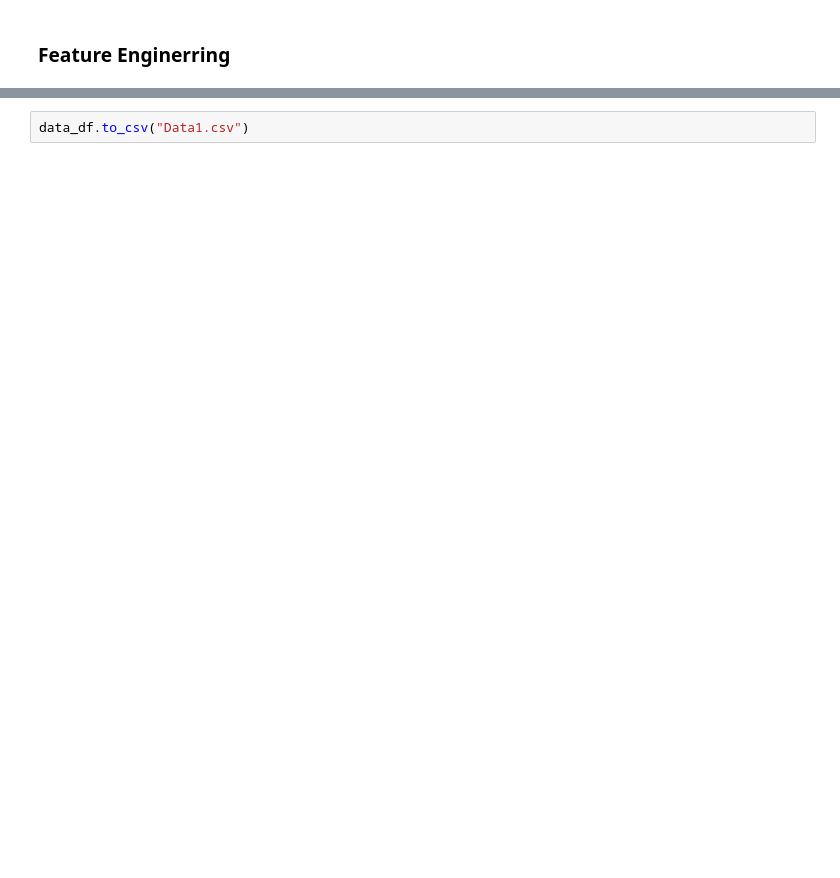
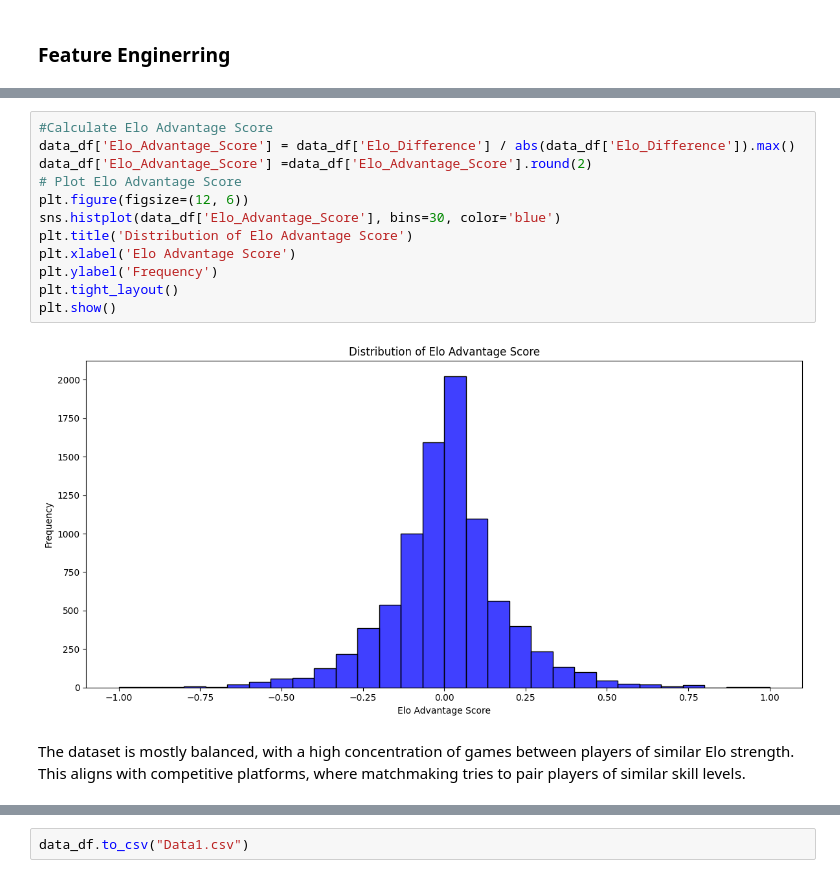
Before and after one commit to Dibij/Chess, a Jupyter notebook: Processing.ipynb, the cells around one changed output, grey strips where cells are left out. Drawn from its saved outputs; the diff is of its cells as text; blank space fills up the shorter version.

```diff
--- a/Processing.ipynb
+++ b/Processing.ipynb
@@ -263,0 +376,16 @@ data_df.shape
+# %%
+#Calculate Elo Advantage Score
+data_df['Elo_Advantage_Score'] = data_df['Elo_Difference'] / abs(data_df['Elo_Difference']).max()
+data_df['Elo_Advantage_Score'] =data_df['Elo_Advantage_Score'].round(2)
+# Plot Elo Advantage Score
+plt.figure(figsize=(12, 6))
+sns.histplot(data_df['Elo_Advantage_Score'], bins=30, color='blue')
+plt.title('Distribution of Elo Advantage Score')
+plt.xlabel('Elo Advantage Score')
+plt.ylabel('Frequency')
+plt.tight_layout()
+plt.show()
+# %% [output]
+[figure, added]
+# %% [markdown]
+The dataset is mostly balanced, with a high concentration of games between players of similar Elo strength. This aligns with competitive platforms, where matchmaking tries to pair players of similar skill levels.
```
Also changed, not shown: parts of 25 cells of this notebook.
